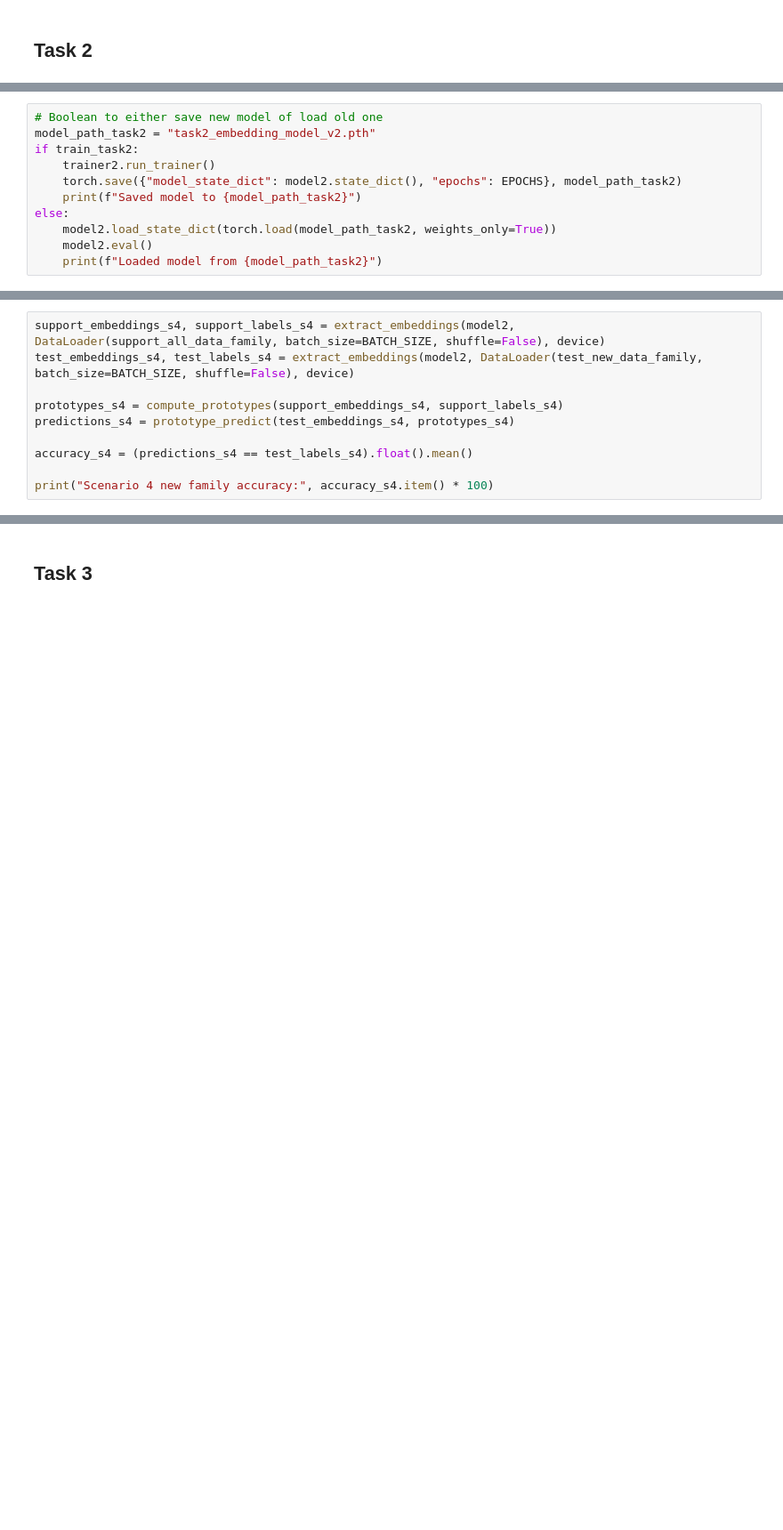
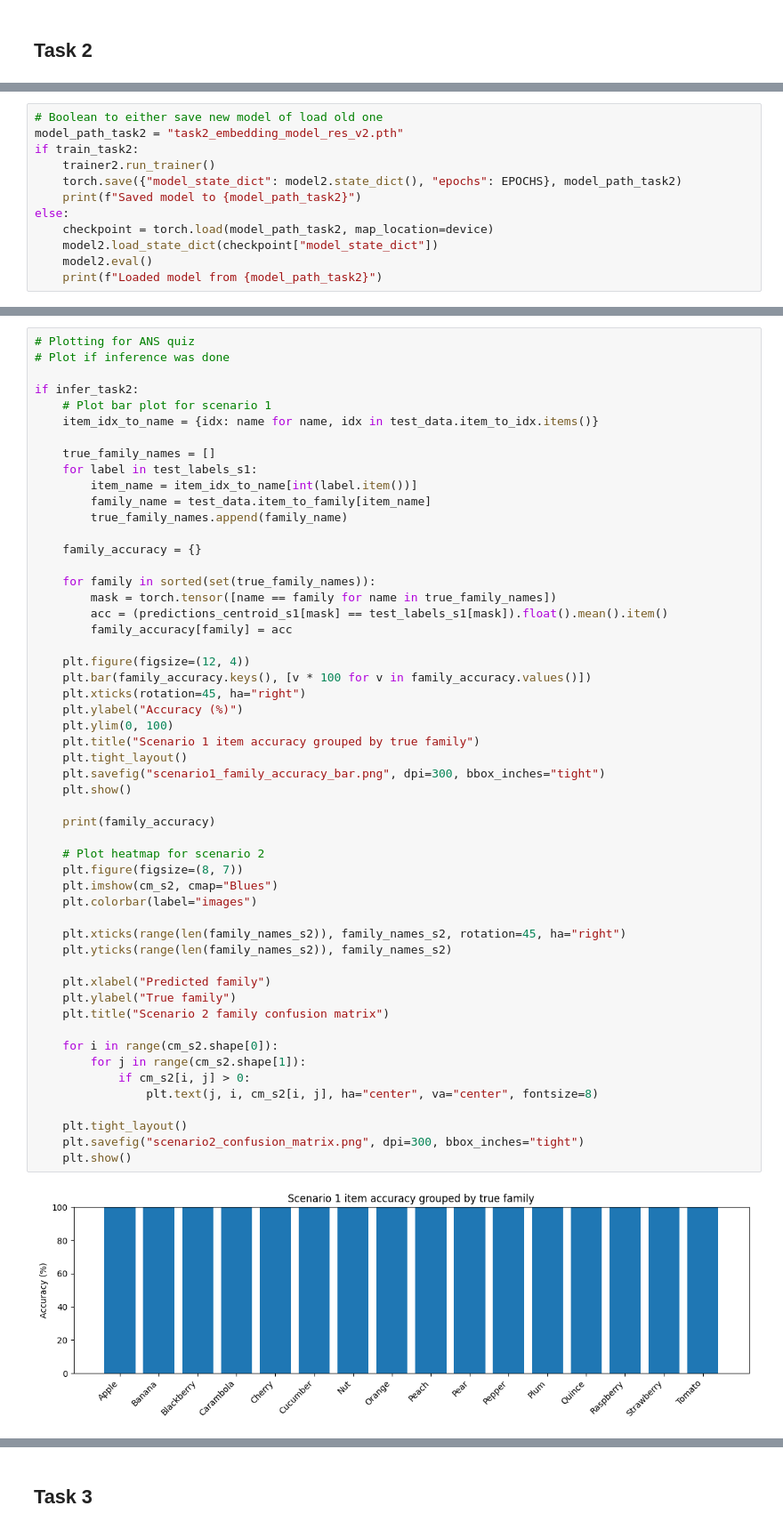
Before and after one commit to alexandruvasu69/2AMM10-Assignment-1, a Jupyter notebook: ass1_changes.ipynb, the cells around one changed output, grey strips where cells are left out. Shown at 89% size. Saved outputs shown, nothing was run; the diff lists cells and outputs as text; blank space fills up the shorter version.

Commit message:
Finish Task 2 and add model and plots

```diff
--- a/ass1_changes.ipynb
+++ b/ass1_changes.ipynb
@@ -810,13 +767,14 @@ trainer2 = Trainer(
 )
 # %%
 # Boolean to either save new model of load old one
-model_path_task2 = "task2_embedding_model_v2.pth"
+model_path_task2 = "task2_embedding_model_res_v2.pth"
 if train_task2:
     trainer2.run_trainer()
     torch.save({"model_state_dict": model2.state_dict(), "epochs": EPOCHS}, model_path_task2)
     print(f"Saved model to {model_path_task2}")
 else:
-    model2.load_state_dict(torch.load(model_path_task2, weights_only=True))
+    checkpoint = torch.load(model_path_task2, map_location=device)
+    model2.load_state_dict(checkpoint["model_state_dict"])
     model2.eval()
     print(f"Loaded model from {model_path_task2}")
 # %% [output]
@@ -960,10 +842,0 @@ Scenario 3 new item accuracy: 92.08523631095886
-# %%
-support_embeddings_s4, support_labels_s4 = extract_embeddings(model2, DataLoader(support_all_data_family, batch_size=BATCH_SIZE, shuffle=False), device)
-test_embeddings_s4, test_labels_s4 = extract_embeddings(model2, DataLoader(test_new_data_family, batch_size=BATCH_SIZE, shuffle=False), device)
-
-prototypes_s4 = compute_prototypes(support_embeddings_s4, support_labels_s4)
-predictions_s4 = prototype_predict(test_embeddings_s4, prototypes_s4)
-
-accuracy_s4 = (predictions_s4 == test_labels_s4).float().mean()
-
-print("Scenario 4 new family accuracy:", accuracy_s4.item() * 100)
@@ -971,0 +973,55 @@ Scenario 4 new family accuracy: 99.76403713226318
+# %%
+# Plotting for ANS quiz
+# Plot if inference was done
+
+if infer_task2:
+    # Plot bar plot for scenario 1
+    item_idx_to_name = {idx: name for name, idx in test_data.item_to_idx.items()}
+
+    true_family_names = []
+    for label in test_labels_s1:
+        item_name = item_idx_to_name[int(label.item())]
+        family_name = test_data.item_to_family[item_name]
+        true_family_names.append(family_name)
+
+    family_accuracy = {}
+
+    for family in sorted(set(true_family_names)):
+        mask = torch.tensor([name == family for name in true_family_names])
+        acc = (predictions_centroid_s1[mask] == test_labels_s1[mask]).float().mean().item()
+        family_accuracy[family] = acc
+
+    plt.figure(figsize=(12, 4))
+    plt.bar(family_accuracy.keys(), [v * 100 for v in family_accuracy.values()])
+    plt.xticks(rotation=45, ha="right")
+    plt.ylabel("Accuracy (%)")
+    plt.ylim(0, 100)
+    plt.title("Scenario 1 item accuracy grouped by true family")
+    plt.tight_layout()
+    plt.savefig("scenario1_family_accuracy_bar.png", dpi=300, bbox_inches="tight")
+    plt.show()
+
+    print(family_accuracy)
+
+    # Plot heatmap for scenario 2
+    plt.figure(figsize=(8, 7))
+    plt.imshow(cm_s2, cmap="Blues")
+    plt.colorbar(label="images")
+
+    plt.xticks(range(len(family_names_s2)), family_names_s2, rotation=45, ha="right")
+    plt.yticks(range(len(family_names_s2)), family_names_s2)
+
+    plt.xlabel("Predicted family")
+    plt.ylabel("True family")
+    plt.title("Scenario 2 family confusion matrix")
+
+    for i in range(cm_s2.shape[0]):
+        for j in range(cm_s2.shape[1]):
+            if cm_s2[i, j] > 0:
+                plt.text(j, i, cm_s2[i, j], ha="center", va="center", fontsize=8)
+
+    plt.tight_layout()
+    plt.savefig("scenario2_confusion_matrix.png", dpi=300, bbox_inches="tight")
+    plt.show()
+# %% [output]
+[figure, added]
```
Also changed, not shown: parts of 25 cells of this notebook, 3 other files.
